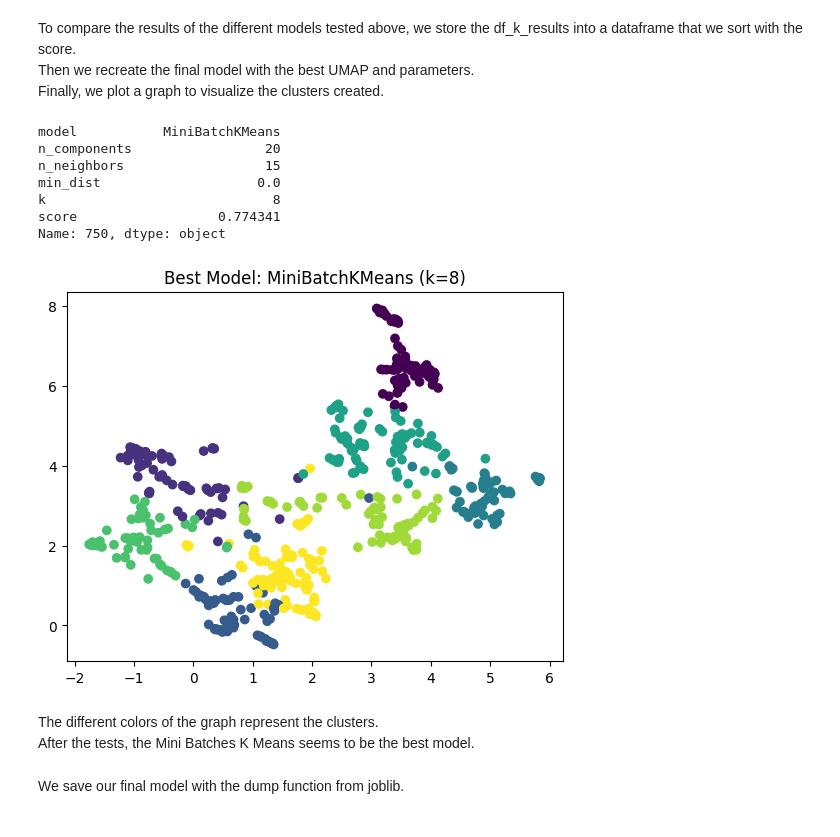
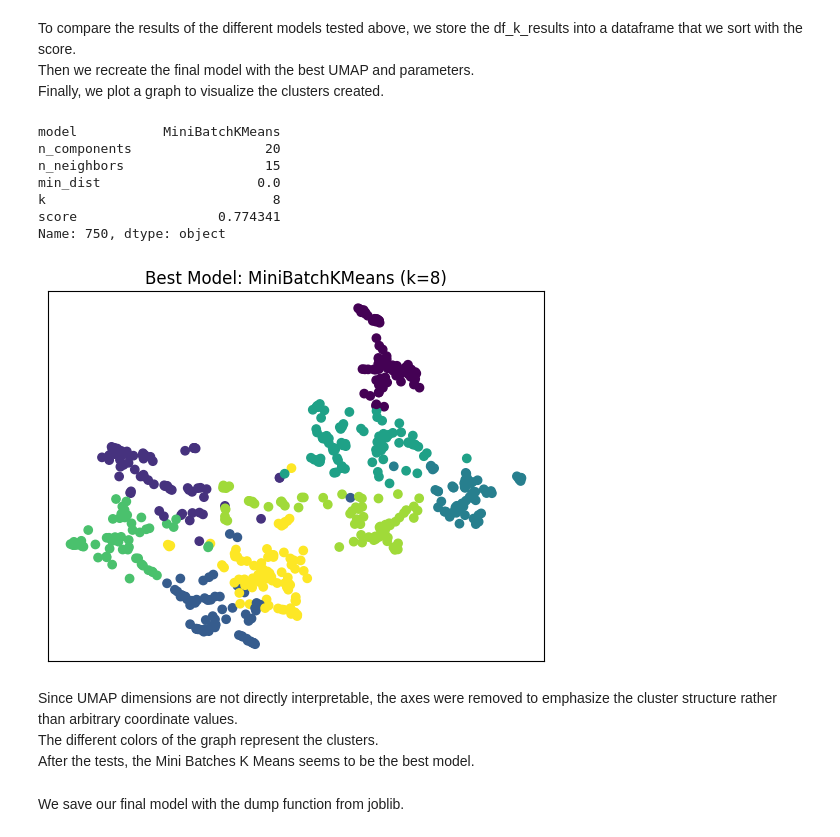
Before and after one commit to Martin-Matin-Muller/DR-CVRIE-EPITECH-machine-learning-, a Jupyter notebook: CVRIE_Unsupervised.ipynb, the cells around one changed output. Cells and saved outputs as stored; diff of their text form; code cells hidden in the pictures.

```diff
--- a/CVRIE_Unsupervised.ipynb
+++ b/CVRIE_Unsupervised.ipynb
@@ -413,35 +417,38 @@ model_dict = {
     "MiniBatchKMeans": lambda k: MiniBatchKMeans(n_clusters=k, random_state=42),
     "BisectingKMeans": lambda k: BisectingKMeans(n_clusters=k, random_state=42),
     "Spectral": lambda k: SpectralClustering(n_clusters=k, assign_labels='kmeans')
 }
 
 model = model_dict[best_model_name](best_k)
 labels_best = model.fit_predict(X_best)
 
 umap_2d = umap.UMAP( # we build a 2D UMAP to vizualise the results in a graph
     n_components=2,
     n_neighbors=n_neigh,
     min_dist=min_dist,
     metric='cosine',
     random_state=42
 )
 
 X_2d = umap_2d.fit_transform(X)
 
 plt.figure()
 plt.scatter(X_2d[:, 0], X_2d[:, 1], c=labels_best)
 plt.title(f"Best Model: {best_model_name} (k={best_k})")
+plt.xticks([])
+plt.yticks([])
 plt.show()
 # %% [output]
 model           MiniBatchKMeans
 n_components                 20
 n_neighbors                  15
 min_dist                    0.0
 k                             8
 score                  0.774341
 Name: 750, dtype: object
-[figure, old version]
+[figure, new version]
 # %% [markdown]
+Since UMAP dimensions are not directly interpretable, the axes were removed to emphasize the cluster structure rather than arbitrary coordinate values.\
 The different colors of the graph represent the clusters.\
 After the tests, the Mini Batches K Means seems to be the best model.
 # %% [markdown]
```
Also changed, not shown: parts of 3 cells of this notebook, 3 other files.
